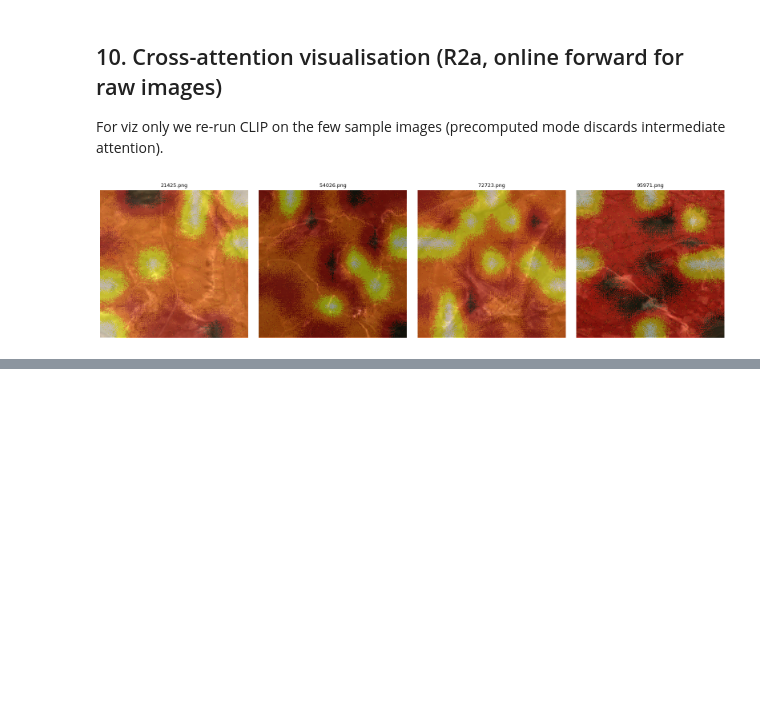
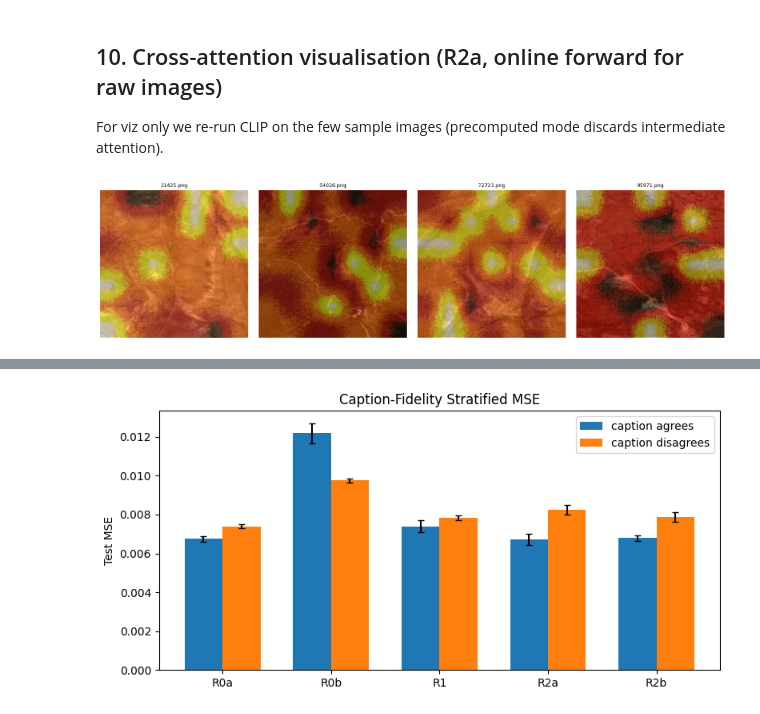
Before and after one commit to OmerFarukMerey/remote-sensing-caption-composition, a Jupyter notebook: notebooks/phase-2/phase2_main.ipynb, the cells around one changed output, grey strips where cells are left out. Drawn from its saved outputs; the diff is of its cells as text; code cells hidden in the pictures; blank space fills up the shorter version.

Commit message:
feat(phase2): added preprocessing utilities, added new experiments and updated reports

```diff
--- a/notebooks/phase-2/phase2_main.ipynb
+++ b/notebooks/phase-2/phase2_main.ipynb
@@ -390,0 +405,24 @@ else:
+# %%
+# Pick which fidelity label each condition is judged against
+COND_LABELS = {'R0a': agree_union, 'R0b': agree_union,
+               'R1':  agree_union,
+               'R2a': agree_gemma, 'R2b': agree_qwen}
+
+strat_rows = []
+for cond in CONDITIONS:
+    lbl = COND_LABELS.get(cond, agree_union)
+    for seed in SEEDS:
+        if (cond, seed) not in predictions: continue
+        o = predictions[(cond, seed)]
+        per = ((o['pred'] - o['gt'])**2).mean(axis=-1)
+        agree_mask = np.array([lbl[fn] for fn in o['filenames']])
+        for sub_name, mask in [('agree', agree_mask), ('disagree', ~agree_mask)]:
+            if mask.sum() == 0: continue
+            strat_rows.append({'condition': cond, 'seed': seed, 'subset': sub_name,
+                               'n': int(mask.sum()),
+                               'mse': float(per[mask].mean())})
+
+strat_df = pd.DataFrame(strat_rows)
+strat_summary = (strat_df.groupby(['condition','subset'])['mse']
+                  .agg(['mean','std','count']).reset_index())
+strat_summary
@@ -390,0 +441,19 @@ else:
+# %%
+# Bar chart: per condition, agree-MSE vs disagree-MSE
+order = [c for c in CONDITIONS if c in strat_summary['condition'].unique()]
+agree_m = [strat_summary.query('condition==@c and subset=="agree"')['mean'].iloc[0]    for c in order]
+agree_s = [strat_summary.query('condition==@c and subset=="agree"')['std'].iloc[0]     for c in order]
+disag_m = [strat_summary.query('condition==@c and subset=="disagree"')['mean'].iloc[0] for c in order]
+disag_s = [strat_summary.query('condition==@c and subset=="disagree"')['std'].iloc[0]  for c in order]
+
+x = np.arange(len(order)); w = 0.35
+fig, ax = plt.subplots(figsize=(8,4))
+ax.bar(x-w/2, agree_m, w, yerr=agree_s, capsize=3, label='caption agrees')
+ax.bar(x+w/2, disag_m, w, yerr=disag_s, capsize=3, label='caption disagrees')
+ax.set_xticks(x); ax.set_xticklabels(order)
+ax.set_ylabel('Test MSE'); ax.set_title('Caption-Fidelity Stratified MSE')
+ax.legend()
+plt.tight_layout(); plt.savefig(REPORTS_DIR / 'phase2_fidelity_split.png', dpi=150)
+plt.show()
+# %% [output]
+[figure, added]
```
Also changed, not shown: parts of 14 cells of this notebook, 8 other files.
